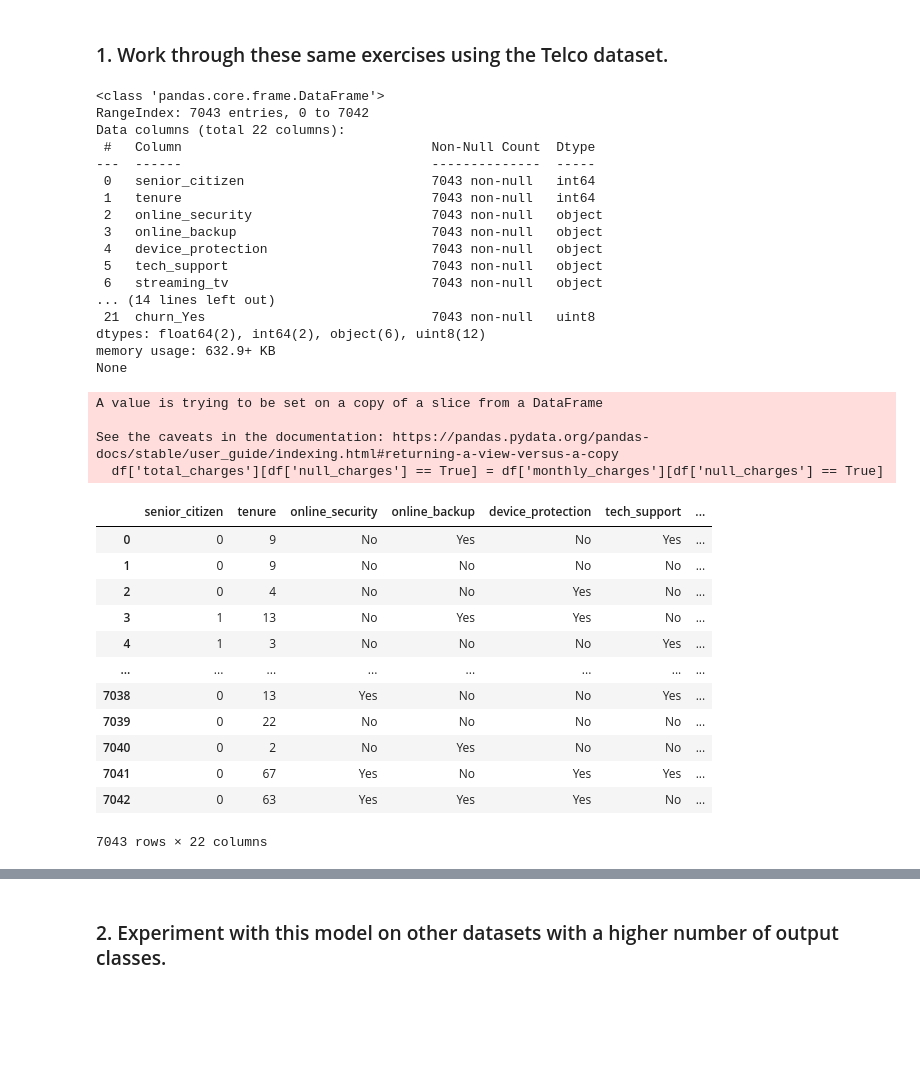
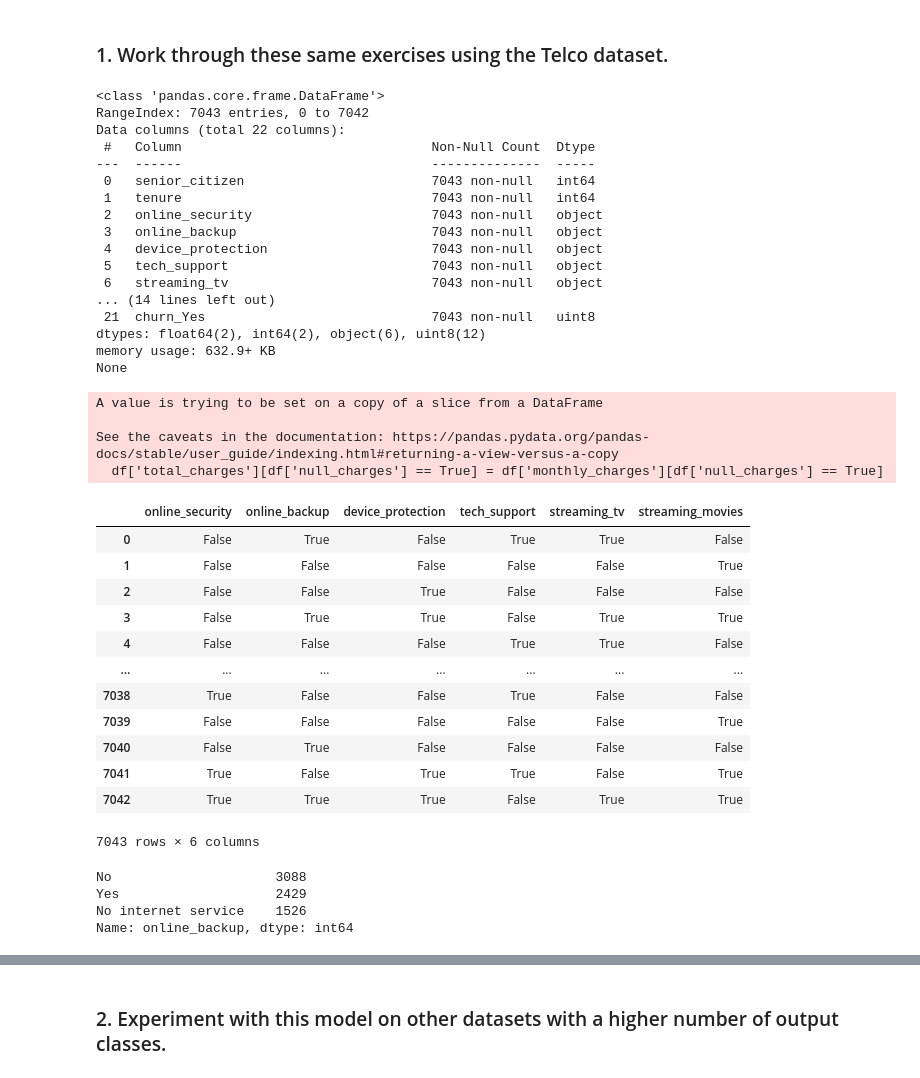
Before and after one commit to David-Howell/classification-exercises, a Jupyter notebook: model.ipynb, the cells around one changed output, grey strips where cells are left out. Drawn from its saved outputs; the diff is of its cells as text; code cells hidden in the pictures; blank space fills up the shorter version.

```diff
--- a/model.ipynb
+++ b/model.ipynb
@@ -521,5 +521,5 @@ def prep_telco():
 # %%
-prep_telco()
+df = prep_telco()
 # %% [output]
 <class 'pandas.core.frame.DataFrame'>
 RangeIndex: 7043 entries, 0 to 7042
@@ -542,16 +542,3 @@ A value is trying to be set on a copy of a slice from a DataFrame
 
 See the caveats in the documentation: https://pandas.pydata.org/pandas-docs/stable/user_guide/indexing.html#returning-a-view-versus-a-copy
   df['total_charges'][df['null_charges'] == True] = df['monthly_charges'][df['null_charges'] == True]
-|  | senior_citizen | tenure | online_security | online_backup | device_protection | tech_support | ... |
-| 0 | 0 | 9 | No | Yes | No | Yes | ... |
-| 1 | 0 | 9 | No | No | No | No | ... |
-| 2 | 0 | 4 | No | No | Yes | No | ... |
-| 3 | 1 | 13 | No | Yes | Yes | No | ... |
-| 4 | 1 | 3 | No | No | No | Yes | ... |
-| ... | ... | ... | ... | ... | ... | ... | ... |
-| 7038 | 0 | 13 | Yes | No | No | Yes | ... |
-| 7039 | 0 | 22 | No | No | No | No | ... |
-| 7040 | 0 | 2 | No | Yes | No | No | ... |
-| 7041 | 0 | 67 | Yes | No | Yes | Yes | ... |
-| 7042 | 0 | 63 | Yes | Yes | Yes | No | ... |
-7043 rows × 22 columns
@@ -559,0 +547,24 @@ df[combine]
+# %%
+# df['sercvice_add_ons'] =
+df[combine]=='Yes'
+# %% [output]
+|  | online_security | online_backup | device_protection | tech_support | streaming_tv | streaming_movies |
+| 0 | False | True | False | True | True | False |
+| 1 | False | False | False | False | False | True |
+| 2 | False | False | True | False | False | False |
+| 3 | False | True | True | False | True | True |
+| 4 | False | False | False | True | True | False |
+| ... | ... | ... | ... | ... | ... | ... |
+| 7038 | True | False | False | True | False | False |
+| 7039 | False | False | False | False | False | True |
+| 7040 | False | True | False | False | False | False |
+| 7041 | True | False | True | True | False | True |
+| 7042 | True | True | True | False | True | True |
+7043 rows × 6 columns
+# %%
+df.online_backup.value_counts(dropna=False)
+# %% [output]
+No                     3088
+Yes                    2429
+No internet service    1526
+Name: online_backup, dtype: int64
```
Also changed, not shown: parts of 59 cells of this notebook.
